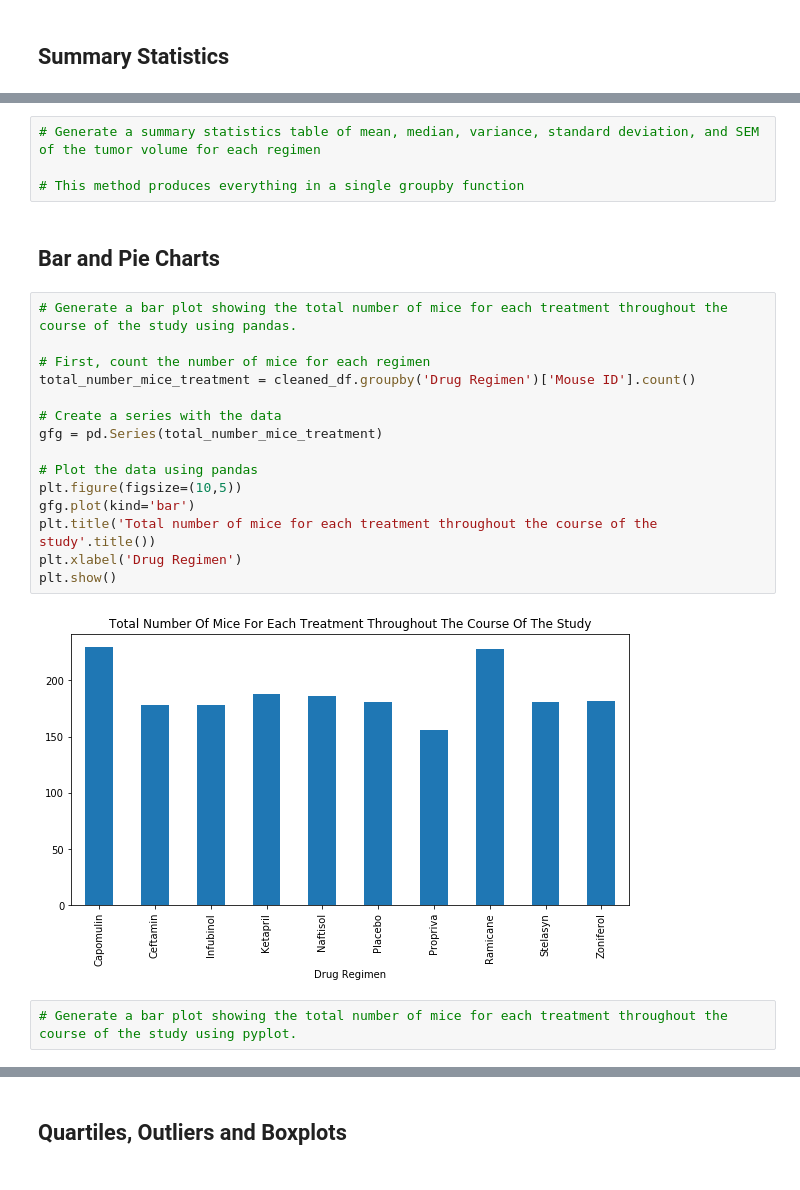
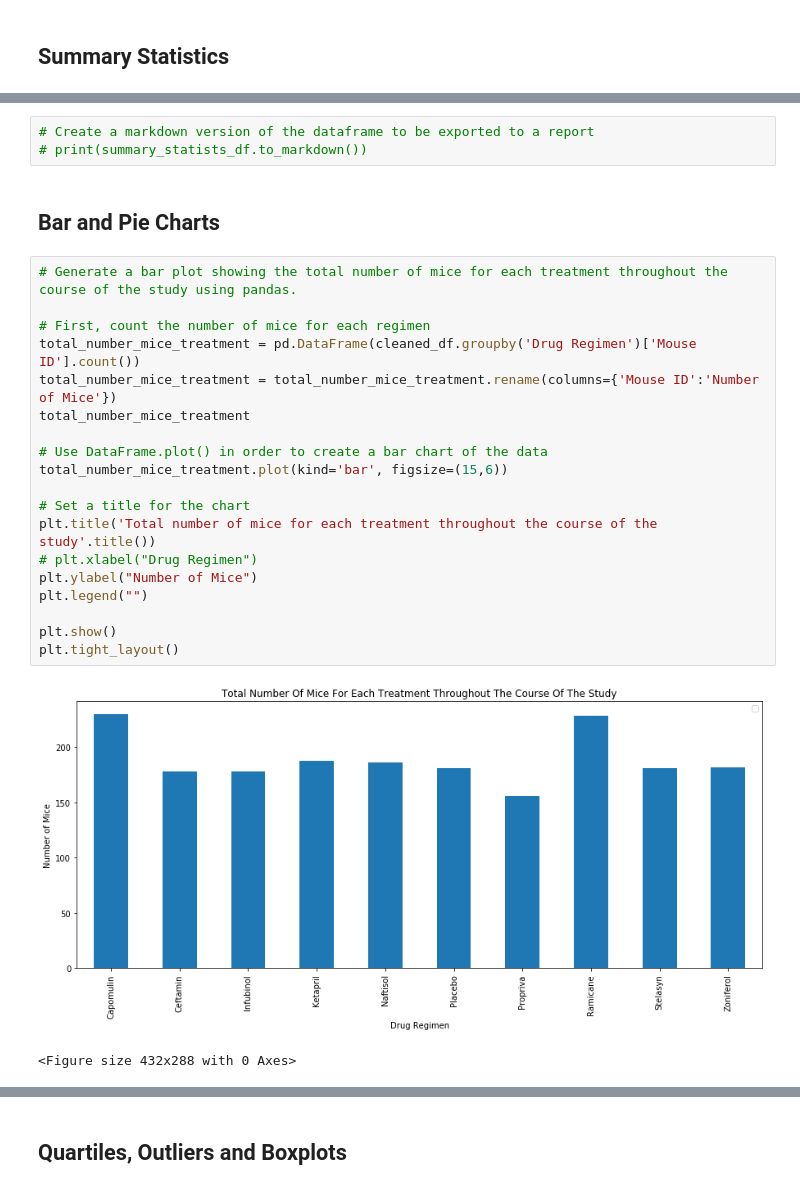
Before and after one commit to gpivaro/5_Matplotlib_Homework, a Jupyter notebook: pymaceuticals.ipynb, the cells around one changed output, grey strips where cells are left out. Drawn from its saved outputs; the diff is of its cells as text.

```diff
--- a/pymaceuticals.ipynb
+++ b/pymaceuticals.ipynb
@@ -219,28 +168,30 @@ summary_statists_df.set_index(['Drug Regimen']).sort_values('Drug Regimen')
 | Ramicane | Tumor Volume (mm3) | 40.216745 | 40.673236 | 4.835669 | 23.383692 | 0.320955 |
 | Stelasyn | Tumor Volume (mm3) | 54.233149 | 52.431737 | 7.689090 | 59.122106 | 0.573111 |
 | Zoniferol | Tumor Volume (mm3) | 53.236507 | 51.818479 | 6.947423 | 48.266689 | 0.516398 |
-# %%
-# Generate a summary statistics table of mean, median, variance, standard deviation, and SEM of the tumor volume for each regimen
-
-# This method produces everything in a single groupby function
+# %%
+# Create a markdown version of the dataframe to be exported to a report
+# print(summary_statists_df.to_markdown())
 # %% [markdown]
 ## Bar and Pie Charts
 # %%
 # Generate a bar plot showing the total number of mice for each treatment throughout the course of the study using pandas.
 
 # First, count the number of mice for each regimen
-total_number_mice_treatment = cleaned_df.groupby('Drug Regimen')['Mouse ID'].count()
+total_number_mice_treatment = pd.DataFrame(cleaned_df.groupby('Drug Regimen')['Mouse ID'].count())
+total_number_mice_treatment = total_number_mice_treatment.rename(columns={'Mouse ID':'Number of Mice'})
+total_number_mice_treatment
 
-# Create a series with the data
-gfg = pd.Series(total_number_mice_treatment)
+# Use DataFrame.plot() in order to create a bar chart of the data
+total_number_mice_treatment.plot(kind='bar', figsize=(15,6))
 
-# Plot the data using pandas
-plt.figure(figsize=(10,5))
-gfg.plot(kind='bar')
+# Set a title for the chart
 plt.title('Total number of mice for each treatment throughout the course of the study'.title())
-plt.xlabel('Drug Regimen')
+# plt.xlabel("Drug Regimen")
+plt.ylabel("Number of Mice")
+plt.legend("")
+
 plt.show()
+plt.tight_layout()
 # %% [output]
-[figure, old version]
+[figure, new version]
+<Figure size 432x288 with 0 Axes>
-# %%
-# Generate a bar plot showing the total number of mice for each treatment throughout the course of the study using pyplot.
```
Also changed, not shown: parts of 26 cells of this notebook.
